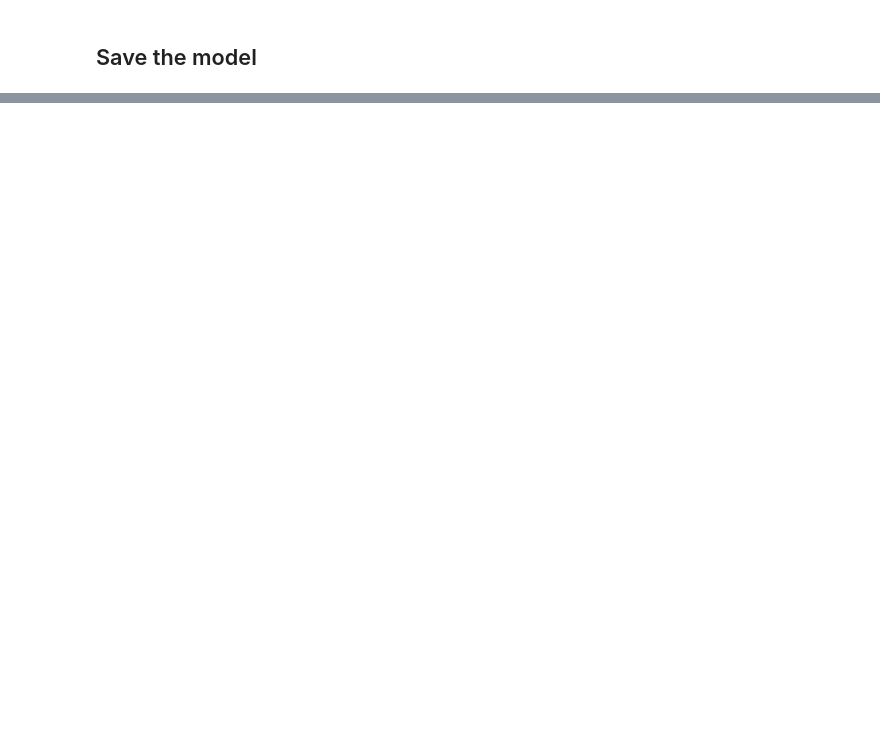
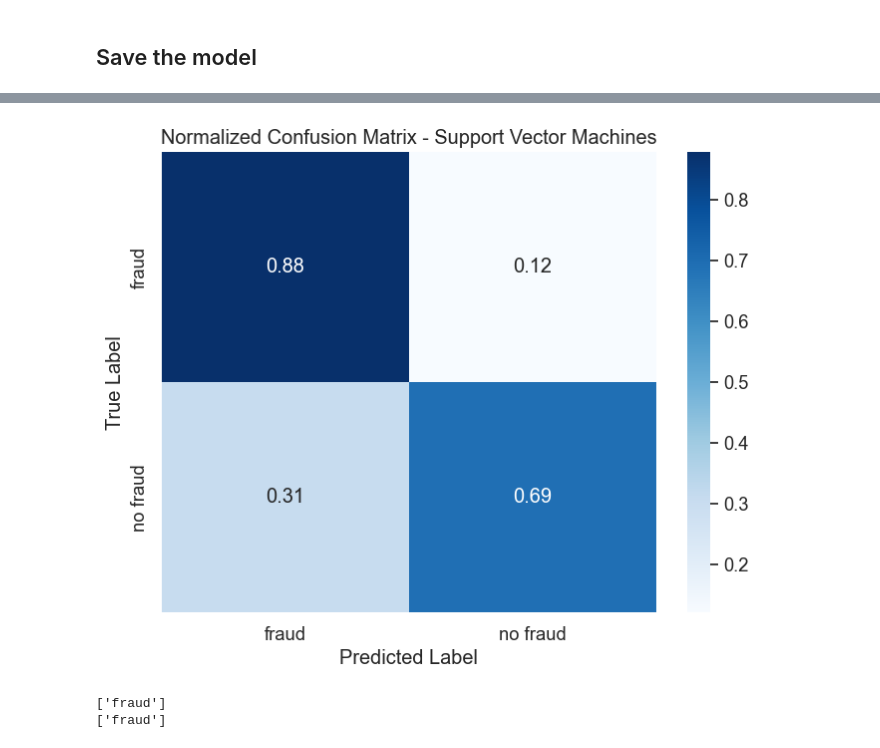
Before and after one commit to tomdu3/ML-bank-transfers, a Jupyter notebook: ml-bank-trasfer-fraud-detection.ipynb, the cells around one changed output, grey strips where cells are left out. Saved outputs shown, nothing was run; the diff lists cells and outputs as text; code cells hidden in the pictures; blank space fills up the shorter version.

```diff
--- a/ml-bank-trasfer-fraud-detection.ipynb
+++ b/ml-bank-trasfer-fraud-detection.ipynb
@@ -224,0 +356,10 @@ model_in = load('model.joblib')
+# %%
+plot_normalized_confusion_matrix(ytest, ypred, classes=["fraud", "no fraud"], title='Support Vector Machines')
+# %% [output]
+[figure, added]
+# %%
+print(model.predict([[2,26390,43793,106907,20190325 ]]))  #no fraud
+print(model.predict([[1,30105,28942,494528,20190719]]))  # fraud
+# %% [output]
+['fraud']
+['fraud']
```
Also changed, not shown: parts of 29 cells of this notebook, 3 other files.
